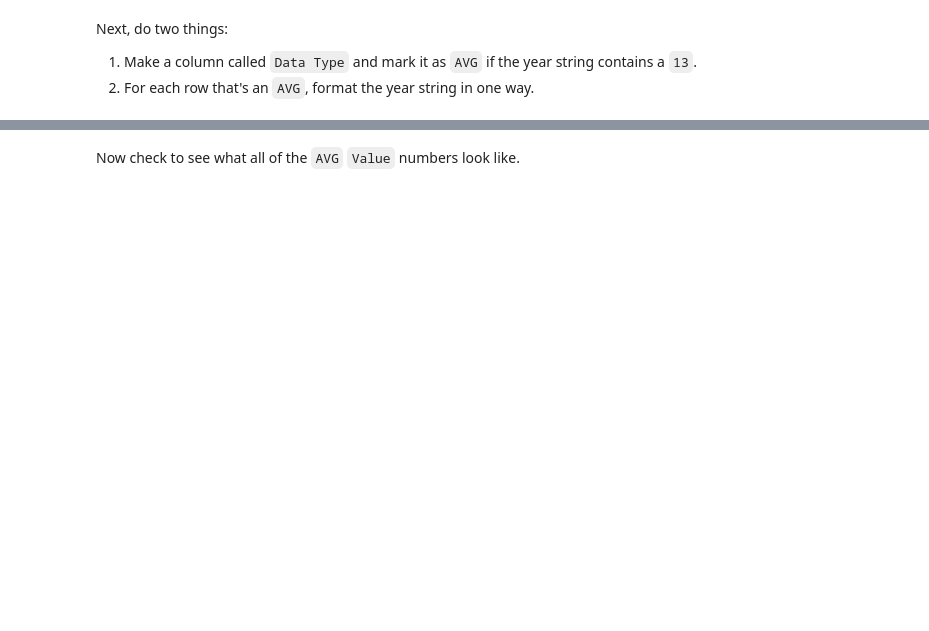
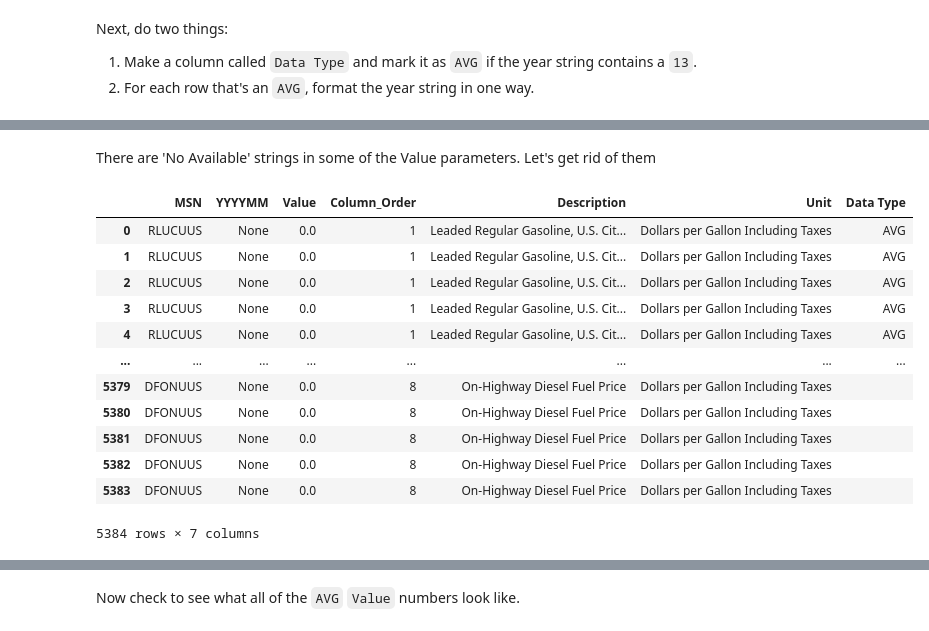
Before and after one commit to dalexa10/Python_Data_Science, a Jupyter notebook: collecting-organizing-analyzing-basics/collecting-organizing-analyzing-data.ipynb, the cells around one changed output, grey strips where cells are left out. Saved outputs shown, nothing was run; the diff lists cells and outputs as text; code cells hidden in the pictures; blank space fills up the shorter version.

```diff
--- a/collecting-organizing-analyzing-basics/collecting-organizing-analyzing-data.ipynb
+++ b/collecting-organizing-analyzing-basics/collecting-organizing-analyzing-data.ipynb
@@ -561,0 +623,25 @@ Next, do two things:
+# %% [markdown]
+There are 'No Available' strings in some of the Value parameters. Let's get rid of them
+# %%
+def string2val(x):
+  if isinstance(x, str):
+    return 0.0
+  else:
+    pass
+
+pricedf['Value'] = pricedf['Value'].apply(string2val)
+pricedf
+# %% [output]
+|  | MSN | YYYYMM | Value | Column_Order | Description | Unit | Data Type |
+| 0 | RLUCUUS | None | 0.0 | 1 | Leaded Regular Gasoline, U.S. Cit... | Dollars per Gallon Including Taxes | AVG |
+| 1 | RLUCUUS | None | 0.0 | 1 | Leaded Regular Gasoline, U.S. Cit... | Dollars per Gallon Including Taxes | AVG |
+| 2 | RLUCUUS | None | 0.0 | 1 | Leaded Regular Gasoline, U.S. Cit... | Dollars per Gallon Including Taxes | AVG |
+| 3 | RLUCUUS | None | 0.0 | 1 | Leaded Regular Gasoline, U.S. Cit... | Dollars per Gallon Including Taxes | AVG |
+| 4 | RLUCUUS | None | 0.0 | 1 | Leaded Regular Gasoline, U.S. Cit... | Dollars per Gallon Including Taxes | AVG |
+| ... | ... | ... | ... | ... | ... | ... | ... |
+| 5379 | DFONUUS | None | 0.0 | 8 | On-Highway Diesel Fuel Price | Dollars per Gallon Including Taxes |  |
+| 5380 | DFONUUS | None | 0.0 | 8 | On-Highway Diesel Fuel Price | Dollars per Gallon Including Taxes |  |
+| 5381 | DFONUUS | None | 0.0 | 8 | On-Highway Diesel Fuel Price | Dollars per Gallon Including Taxes |  |
+| 5382 | DFONUUS | None | 0.0 | 8 | On-Highway Diesel Fuel Price | Dollars per Gallon Including Taxes |  |
+| 5383 | DFONUUS | None | 0.0 | 8 | On-Highway Diesel Fuel Price | Dollars per Gallon Including Taxes |  |
+5384 rows × 7 columns
```
Also changed, not shown: parts of 13 cells of this notebook.
